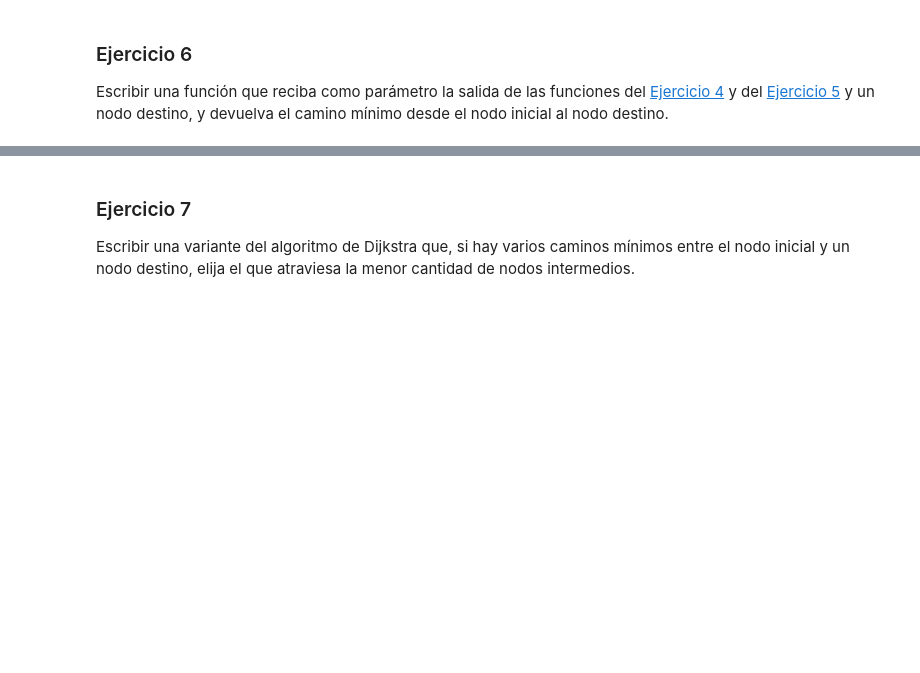
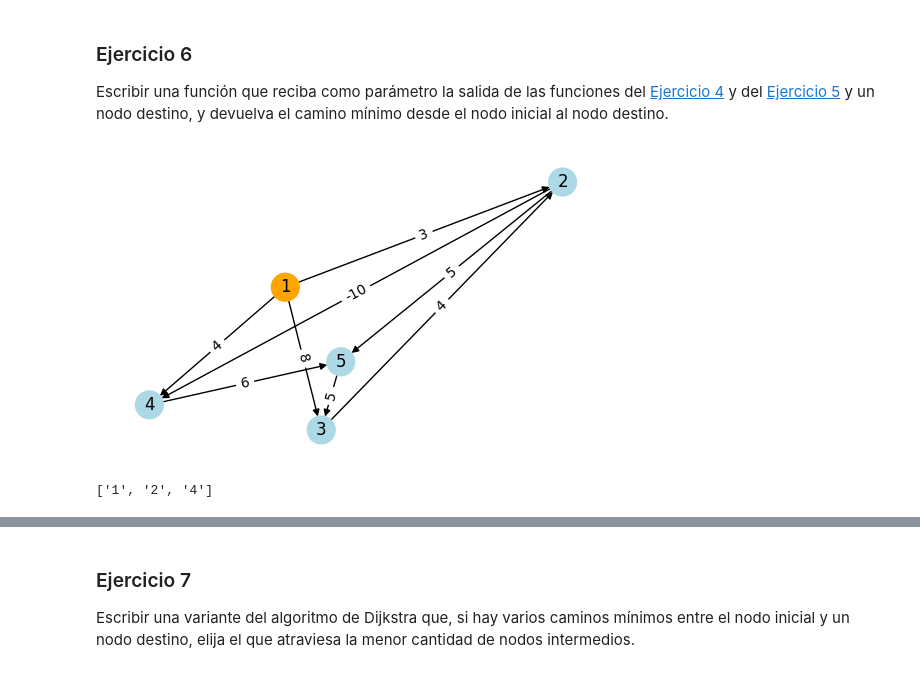
Before and after one commit to Tony-2805/guias-EDD-UNTREF, a Jupyter notebook: 2_Grafos_Guia-2.ipynb, the cells around one changed output, grey strips where cells are left out. Cells and saved outputs as stored; diff of their text form; code cells hidden in the pictures; blank space fills up the shorter version.

```diff
--- a/2_Grafos_Guia-2.ipynb
+++ b/2_Grafos_Guia-2.ipynb
@@ -242,36 +375,49 @@ def recuperar_camino(distancias, destino):
             Lista de nodos que conforman el camino mínimo desde el nodo inicial al destino.
             Si el destino es inalcanzable, devuelve una lista con solo el destino.
     """
-    pass
+    tupla_dest = distancias.get(destino, None)
+    rta=[destino]
+    if tupla_dest == None or tupla_dest[0] == float('inf'):
+        return rta
+
+    predecesor = tupla_dest[1]
+    while predecesor != None:
+        rta.append(predecesor)
+        tupla_pred = distancias.get(predecesor)
+        predecesor = tupla_pred[1]
+
+    #hacer list.insert() en un bucle tiene un costo muy grande (merjor revertir una vex tenes la rta)
+    return rta[::-1]
 # %%
 import networkx as nx
 import matplotlib.pyplot as plt
 
 grafo = nx.DiGraph()
-grafo.add_weighted_edges_from(
-    [
-        ("1", "2", 3),
-        ("1", "3", 8),
-        ("1", "4", 4),
-        ("2", "4", -10),
-        ("2", "5", 5),
-        ("3", "2", 4),
-        ("4", "5", 6),
-        ("5", "3", 5),
-    ]
-)
+grafo.add_weighted_edges_from([
+    ('1', '2', 3),
+    ('1', '3', 8),
+    ('1', '4', 4),
+    ('2', '4', -10),
+    ('2', '5', 5),
+    ('3', '2', 4),
+    ('4', '5', 6),
+    ('5', '3', 5),
+])
 
-origen = "1"
+origen = '1'
 
-node_colors = ["orange" if n == origen else "lightblue" for n in grafo.nodes]
+node_colors = ['orange' if n == origen else 'lightblue' for n in grafo.nodes]
 pos = nx.spring_layout(grafo, seed=42)  # Generate positions for current graph
-labels = nx.get_edge_attributes(grafo, "weight")  # Get edge labels for current graph
+labels = nx.get_edge_attributes(grafo, 'weight')  # Get edge labels for current graph
 plt.figure(figsize=(5, 3))
 nx.draw(grafo, pos, with_labels=True, node_color=node_colors, node_size=400, arrows=True)
 nx.draw_networkx_edge_labels(grafo, pos, edge_labels=labels)
 plt.show()
 
 distancias = camino_minimo_bellman_ford(grafo, origen)
-recuperar_camino(distancias, "4")
+recuperar_camino(distancias, '4')
+# %% [output]
+[figure, added]
+['1', '2', '4']
 # %%
 from unittest import TestCase, main
```
Also changed, not shown: parts of 16 cells of this notebook, 4 other files.
